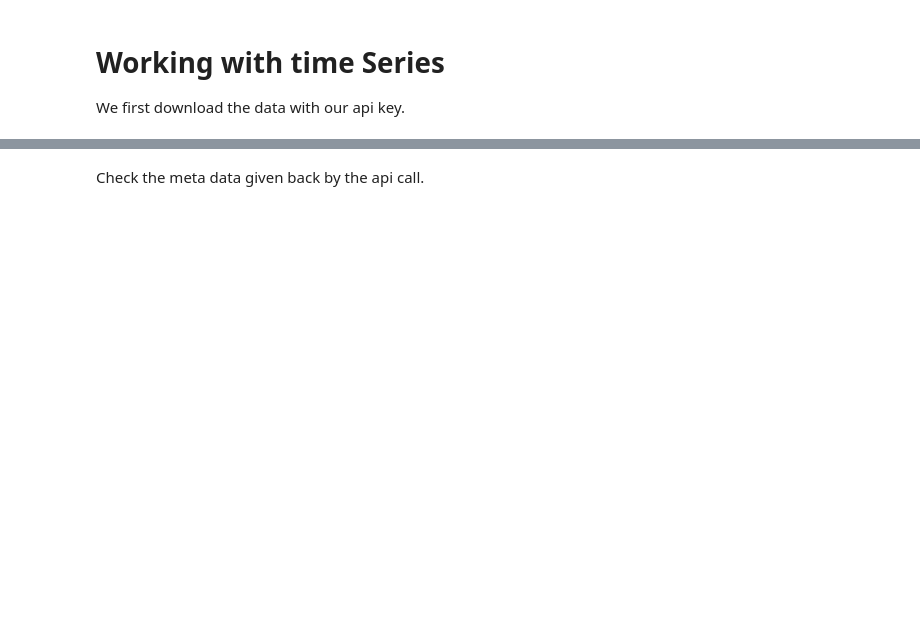
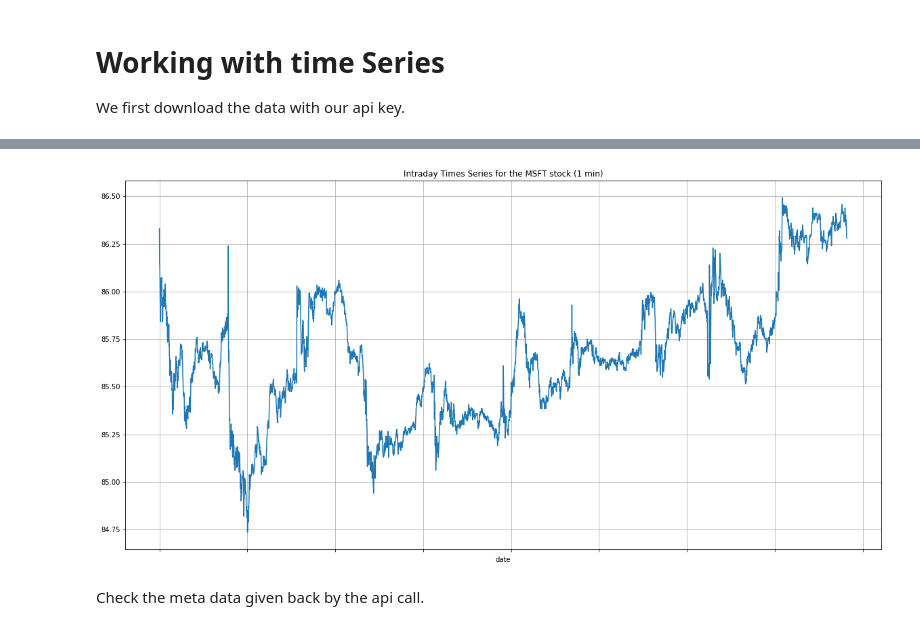
Before and after one commit to RomelTorres/av_example, a Jupyter notebook: Alpha vantage examples.ipynb, the cells around one changed output, grey strips where cells are left out. Cells and saved outputs as stored; diff of their text form; code cells hidden in the pictures; blank space fills up the shorter version.

```diff
--- a/Alpha vantage examples.ipynb
+++ b/Alpha vantage examples.ipynb
@@ -30,3 +30,11 @@ data.describe()
+# %%
+data.describe()
+data['4. close'].plot()
+plt.title('Intraday Times Series for the MSFT stock (1 min)')
+plt.grid()
+plt.show()
+# %% [output]
+[figure, added]
 # %% [markdown]
 Check the meta data given back by the api call.
 # %%
```
Also changed, not shown: parts of 15 cells of this notebook.
